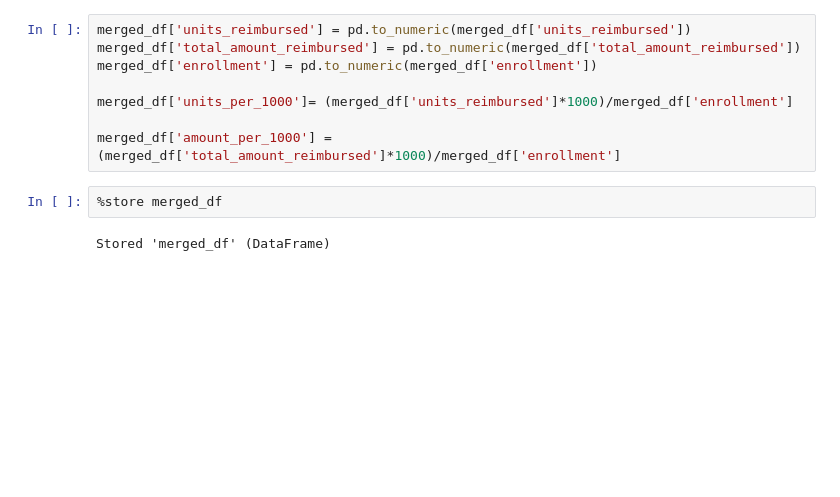
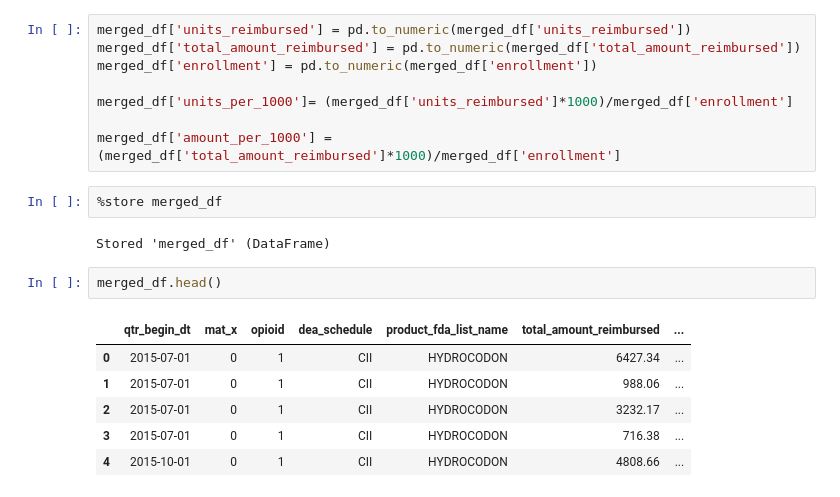
Before and after one commit to tiffany1576/personal_portfolio, a Jupyter notebook: Capstone/Opioid_Prescription_Data_Gathering_Tiffany_Baker.ipynb, the cells around one changed output. Saved outputs shown, nothing was run; the diff lists cells and outputs as text; blank space fills up the shorter version.

```diff
--- a/Capstone/Opioid_Prescription_Data_Gathering_Tiffany_Baker.ipynb
+++ b/Capstone/Opioid_Prescription_Data_Gathering_Tiffany_Baker.ipynb
@@ -376,3 +376,12 @@ merged_df['amount_per_1000'] = (merged_df['total_amount_reimbursed']*1000)/merge
 %store merged_df
 # %% [output]
 Stored 'merged_df' (DataFrame)
+# %%
+merged_df.head()
+# %% [output]
+|  | qtr_begin_dt | mat_x | opioid | dea_schedule | product_fda_list_name | total_amount_reimbursed | ... |
+| 0 | 2015-07-01 | 0 | 1 | CII | HYDROCODON | 6427.34 | ... |
+| 1 | 2015-07-01 | 0 | 1 | CII | HYDROCODON | 988.06 | ... |
+| 2 | 2015-07-01 | 0 | 1 | CII | HYDROCODON | 3232.17 | ... |
+| 3 | 2015-07-01 | 0 | 1 | CII | HYDROCODON | 716.38 | ... |
+| 4 | 2015-10-01 | 0 | 1 | CII | HYDROCODON | 4808.66 | ... |
```
